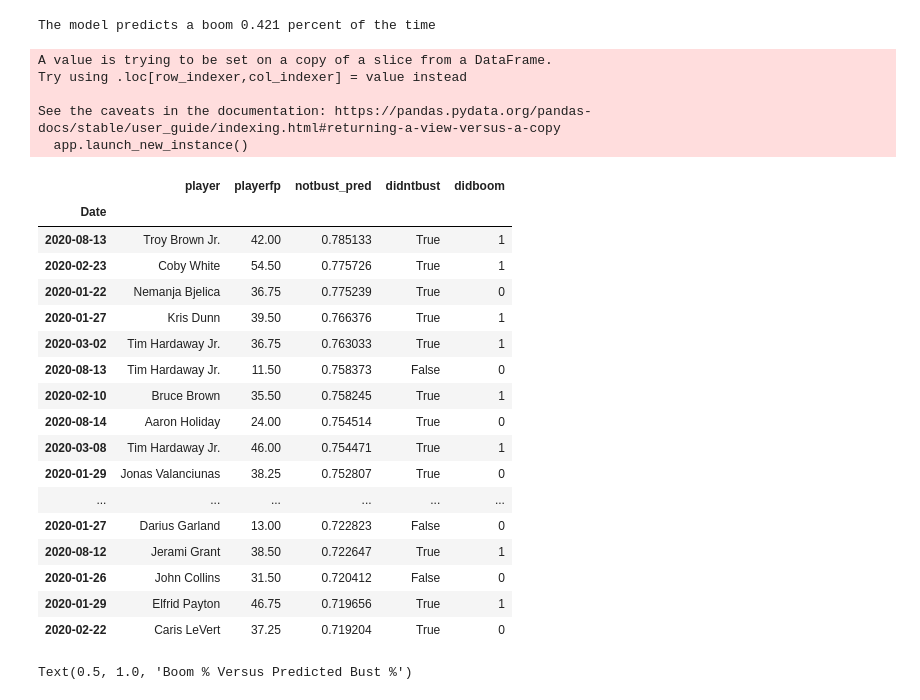
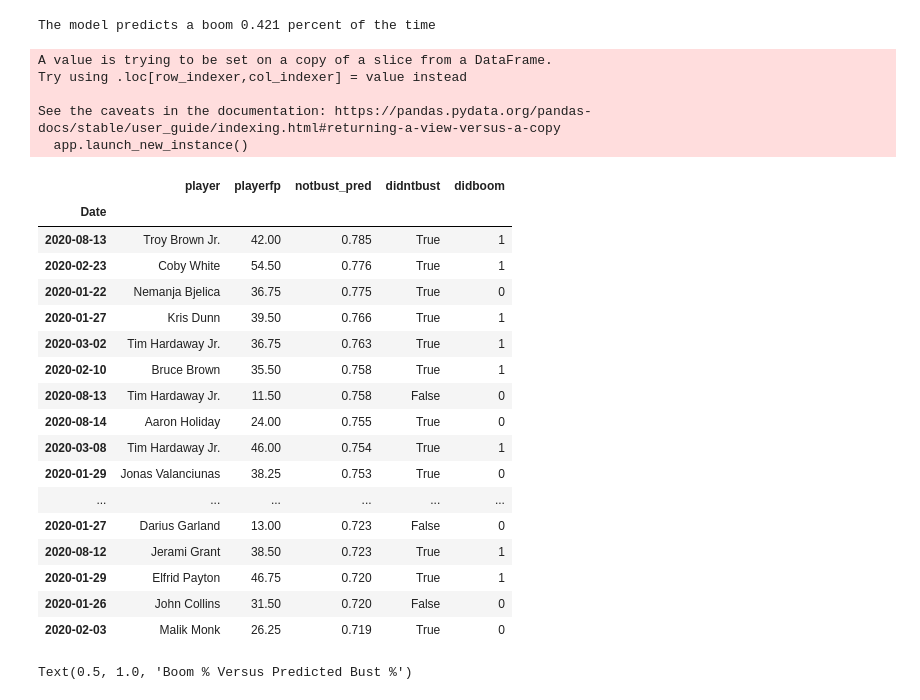
Before and after one commit to yaobviously/PlayerFPClassifier, a Jupyter notebook: FPClassifierModels.ipynb, the cells around one changed output. Cells and saved outputs as stored; diff of their text form; code cells hidden in the pictures.

```diff
--- a/FPClassifierModels.ipynb
+++ b/FPClassifierModels.ipynb
@@ -164,45 +164,45 @@ print(search.best_params_)
 # %%
 # Evaluating the RandomForestClassifier
 
 rf_predict = rf_model.predict(X_test)
 rf_predict_proba = rf_model.predict_proba(X_test)[:,1]
 
 rf_roc_score = roc_auc_score(y_test, rf_predict)
 rf_f1_score = f1_score(y_test, rf_predict)
 rf_precision_score = precision_score(y_test, rf_predict)
 rf_recall_score = recall_score(y_test, rf_predict)
 
 # Adding the predicted values onto the dataframe to do a superficial inspection.
 # Look at all those 'booms' near the top (base rate of booms = ~21%)! Better than
 # the opposite
 
 rf_test = reg[~early_mask]
-rf_test['notbust_pred'] = rf_predict_proba
+rf_test['notbust_pred'] = (rf_predict_proba).round(3)
 rf_test[['player', 'playerfp', 'notbust_pred', 'didntbust', 'didboom']].sort_values(by = 'notbust_pred', ascending=False).head(30)
 # %% [output]
 A value is trying to be set on a copy of a slice from a DataFrame.
 Try using .loc[row_indexer,col_indexer] = value instead
 
 See the caveats in the documentation: https://pandas.pydata.org/pandas-docs/stable/user_guide/indexing.html#returning-a-view-versus-a-copy
   app.launch_new_instance()
 |  | player | playerfp | notbust_pred | didntbust | didboom |
 | Date |  |  |  |  |  |
-| 2020-08-13 | Troy Brown Jr. | 42.00 | 0.785133 | True | 1 |
-| 2020-02-23 | Coby White | 54.50 | 0.775726 | True | 1 |
-| 2020-01-22 | Nemanja Bjelica | 36.75 | 0.775239 | True | 0 |
-| 2020-01-27 | Kris Dunn | 39.50 | 0.766376 | True | 1 |
-| 2020-03-02 | Tim Hardaway Jr. | 36.75 | 0.763033 | True | 1 |
-| 2020-08-13 | Tim Hardaway Jr. | 11.50 | 0.758373 | False | 0 |
-| 2020-02-10 | Bruce Brown | 35.50 | 0.758245 | True | 1 |
-| 2020-08-14 | Aaron Holiday | 24.00 | 0.754514 | True | 0 |
-| 2020-03-08 | Tim Hardaway Jr. | 46.00 | 0.754471 | True | 1 |
-| 2020-01-29 | Jonas Valanciunas | 38.25 | 0.752807 | True | 0 |
+| 2020-08-13 | Troy Brown Jr. | 42.00 | 0.785 | True | 1 |
+| 2020-02-23 | Coby White | 54.50 | 0.776 | True | 1 |
+| 2020-01-22 | Nemanja Bjelica | 36.75 | 0.775 | True | 0 |
+| 2020-01-27 | Kris Dunn | 39.50 | 0.766 | True | 1 |
+| 2020-03-02 | Tim Hardaway Jr. | 36.75 | 0.763 | True | 1 |
+| 2020-02-10 | Bruce Brown | 35.50 | 0.758 | True | 1 |
+| 2020-08-13 | Tim Hardaway Jr. | 11.50 | 0.758 | False | 0 |
+| 2020-08-14 | Aaron Holiday | 24.00 | 0.755 | True | 0 |
+| 2020-03-08 | Tim Hardaway Jr. | 46.00 | 0.754 | True | 1 |
+| 2020-01-29 | Jonas Valanciunas | 38.25 | 0.753 | True | 0 |
 | ... | ... | ... | ... | ... | ... |
-| 2020-01-27 | Darius Garland | 13.00 | 0.722823 | False | 0 |
-| 2020-08-12 | Jerami Grant | 38.50 | 0.722647 | True | 1 |
-| 2020-01-26 | John Collins | 31.50 | 0.720412 | False | 0 |
-| 2020-01-29 | Elfrid Payton | 46.75 | 0.719656 | True | 1 |
-| 2020-02-22 | Caris LeVert | 37.25 | 0.719204 | True | 0 |
+| 2020-01-27 | Darius Garland | 13.00 | 0.723 | False | 0 |
+| 2020-08-12 | Jerami Grant | 38.50 | 0.723 | True | 1 |
+| 2020-01-29 | Elfrid Payton | 46.75 | 0.720 | True | 1 |
+| 2020-01-26 | John Collins | 31.50 | 0.720 | False | 0 |
+| 2020-02-03 | Malik Monk | 26.25 | 0.719 | True | 0 |
 # %%
 # The probability of a 'boom' outcome increases in the expected way, which is
 # nice.
```
